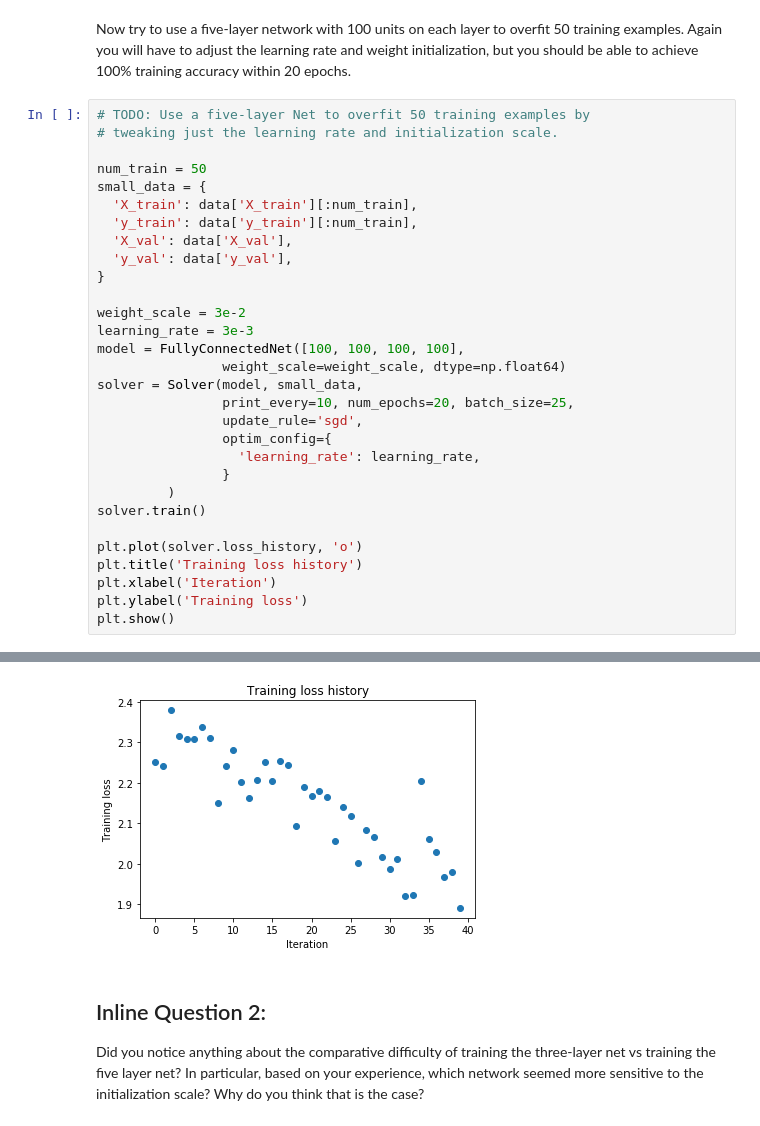
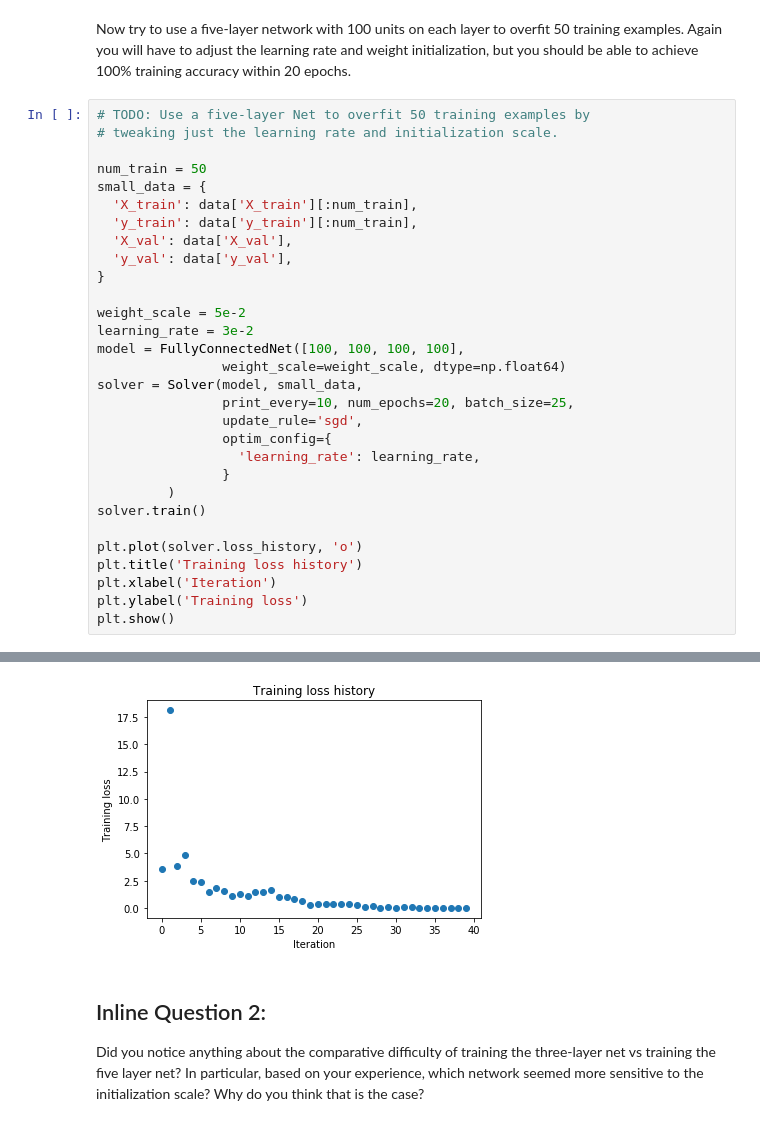
Before and after one commit to Achilles-10/cs231n, a Jupyter notebook: Assignment/assignment2/FullyConnectedNets.ipynb, the cells around one changed output, grey strips where cells are left out. Drawn from its saved outputs; the diff is of its cells as text.

```diff
--- a/Assignment/assignment2/FullyConnectedNets.ipynb
+++ b/Assignment/assignment2/FullyConnectedNets.ipynb
@@ -504,8 +504,8 @@ small_data = {
   'y_val': data['y_val'],
 }
 
-weight_scale = 3e-2
-learning_rate = 3e-3
+weight_scale = 5e-2
+learning_rate = 3e-2
 model = FullyConnectedNet([100, 100, 100, 100],
                 weight_scale=weight_scale, dtype=np.float64)
 solver = Solver(model, small_data,
@@ -543,4 +543,4 @@ plt.show()
-[figure, old version]
+[figure, new version]
 # %% [markdown]
 ## Inline Question 2:
 Did you notice anything about the comparative difficulty of training the three-layer net vs training the five layer net? In particular, based on your experience, which network seemed more sensitive to the initialization scale? Why do you think that is the case?
```
Also changed, not shown: parts of 9 cells of this notebook, 2 other files.
